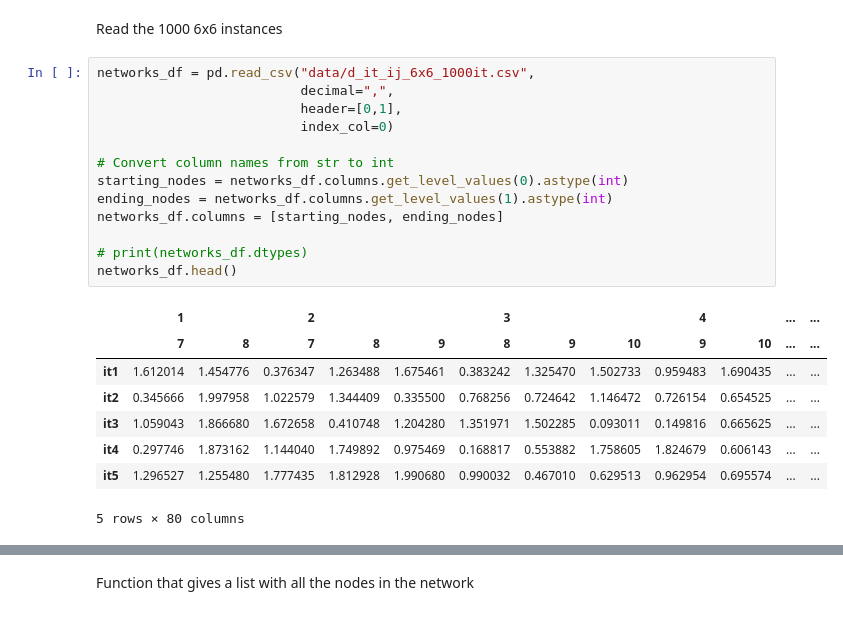
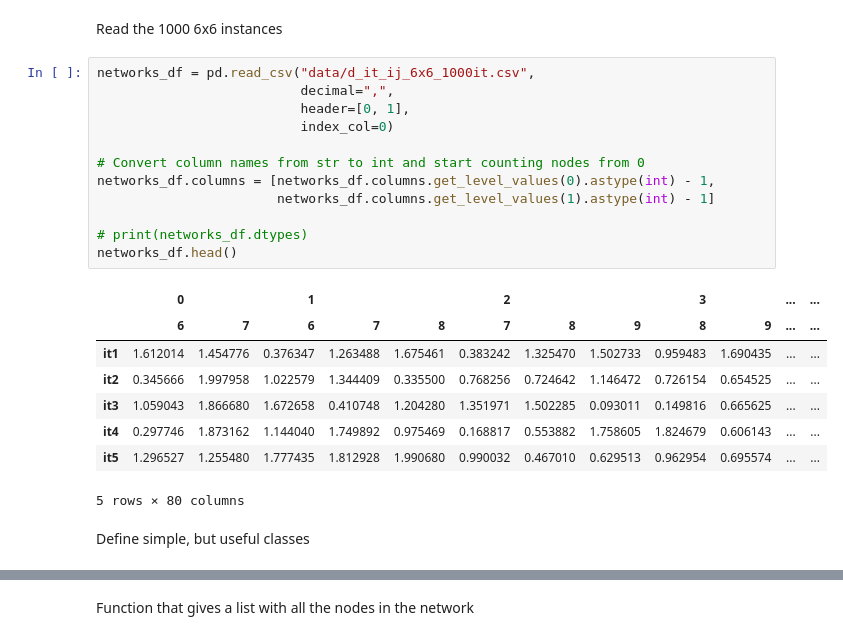
Before and after one commit to kkevin98/Multiple_shortest_path_problem_with_path_deconfliction, a Jupyter notebook: Model_comparison.ipynb, the cells around one changed output, grey strips where cells are left out. Saved outputs shown, nothing was run; the diff lists cells and outputs as text.

```diff
--- a/Model_comparison.ipynb
+++ b/Model_comparison.ipynb
@@ -14,22 +15,23 @@ Read the 1000 6x6 instances
 # %%
 networks_df = pd.read_csv("data/d_it_ij_6x6_1000it.csv",
                           decimal=",",
-                          header=[0,1],
+                          header=[0, 1],
                           index_col=0)
 
-# Convert column names from str to int
-starting_nodes = networks_df.columns.get_level_values(0).astype(int)
-ending_nodes = networks_df.columns.get_level_values(1).astype(int)
-networks_df.columns = [starting_nodes, ending_nodes]
+# Convert column names from str to int and start counting nodes from 0
+networks_df.columns = [networks_df.columns.get_level_values(0).astype(int) - 1,
+                       networks_df.columns.get_level_values(1).astype(int) - 1]
 
 # print(networks_df.dtypes)
 networks_df.head()
 # %% [output]
-|  | 1 |  | 2 |  |  | 3 |  |  | 4 |  | ... | ... |
-|  | 7 | 8 | 7 | 8 | 9 | 8 | 9 | 10 | 9 | 10 | ... | ... |
+|  | 0 |  | 1 |  |  | 2 |  |  | 3 |  | ... | ... |
+|  | 6 | 7 | 6 | 7 | 8 | 7 | 8 | 9 | 8 | 9 | ... | ... |
 | it1 | 1.612014 | 1.454776 | 0.376347 | 1.263488 | 1.675461 | 0.383242 | 1.325470 | 1.502733 | 0.959483 | 1.690435 | ... | ... |
 | it2 | 0.345666 | 1.997958 | 1.022579 | 1.344409 | 0.335500 | 0.768256 | 0.724642 | 1.146472 | 0.726154 | 0.654525 | ... | ... |
 | it3 | 1.059043 | 1.866680 | 1.672658 | 0.410748 | 1.204280 | 1.351971 | 1.502285 | 0.093011 | 0.149816 | 0.665625 | ... | ... |
 | it4 | 0.297746 | 1.873162 | 1.144040 | 1.749892 | 0.975469 | 0.168817 | 0.553882 | 1.758605 | 1.824679 | 0.606143 | ... | ... |
 | it5 | 1.296527 | 1.255480 | 1.777435 | 1.812928 | 1.990680 | 0.990032 | 0.467010 | 0.629513 | 0.962954 | 0.695574 | ... | ... |
 5 rows × 80 columns
+# %% [markdown]
+Define simple, but useful classes
```
Also changed, not shown: parts of 16 cells of this notebook, 1 other file.
